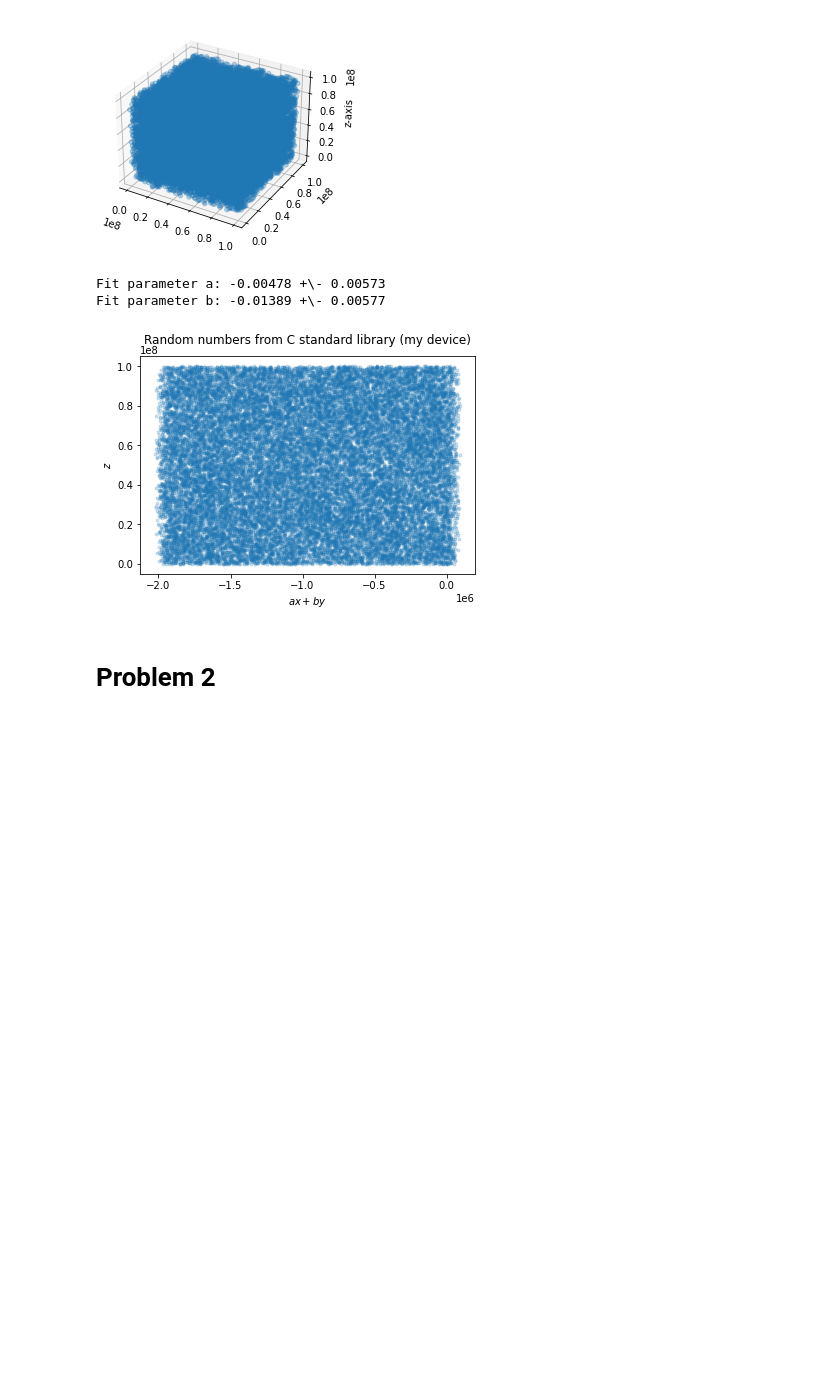
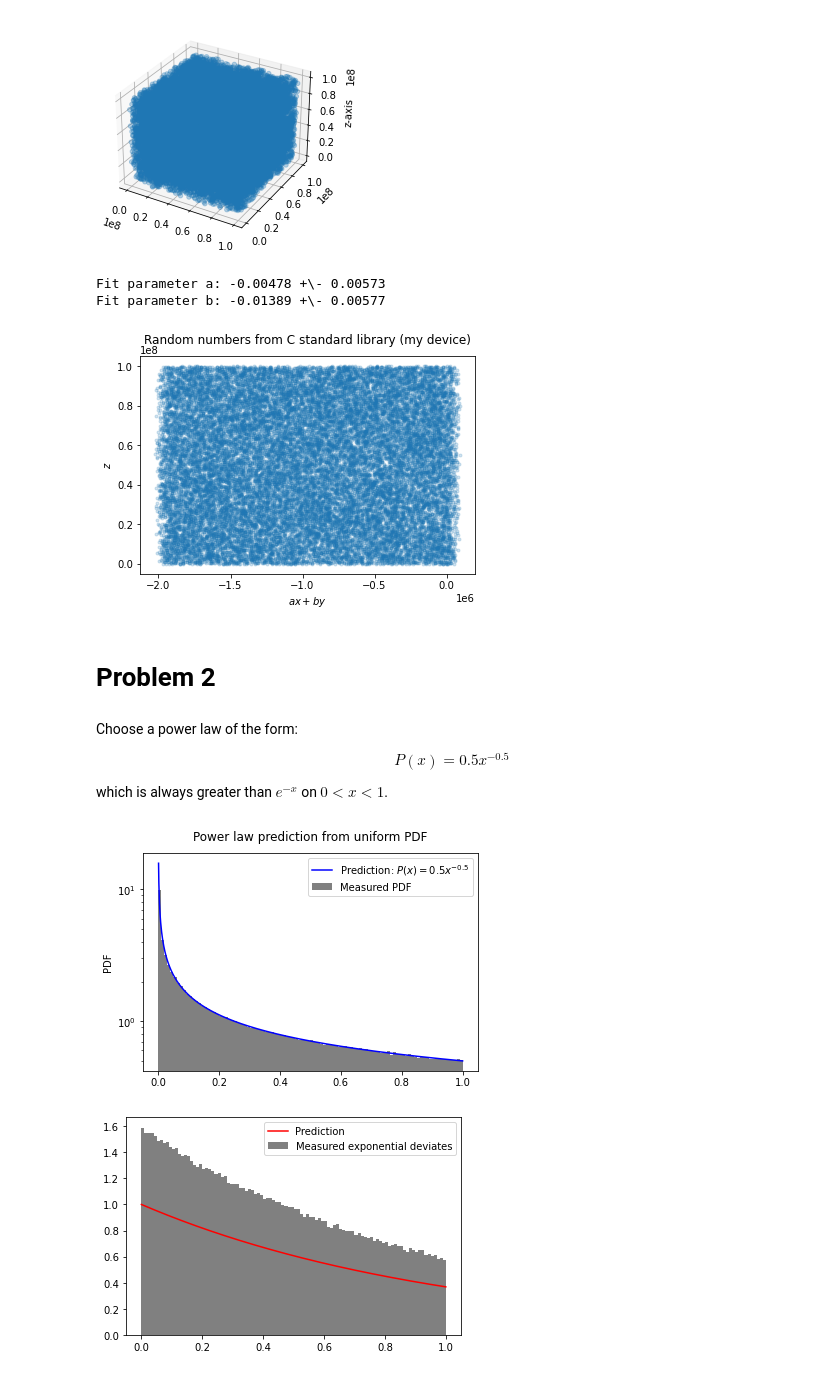
Before and after one commit to baron-de-montblanc/PHYS_512, a Jupyter notebook: problem_sets/ps7/problem_set_7.ipynb, the cells around one changed output. Drawn from its saved outputs; the diff is of its cells as text; code cells hidden in the pictures; blank space fills up the shorter version.

```diff
--- a/problem_sets/ps7/problem_set_7.ipynb
+++ b/problem_sets/ps7/problem_set_7.ipynb
@@ -198,3 +198,82 @@ Fit parameter b: -0.01389 +\- 0.00577
 [figure]
 # %% [markdown]
 # Problem 2
+# %% [markdown]
+Choose a power law of the form:
+
+\begin{equation}
+P(x) = 0.5x^{-0.5}
+\end{equation}
+
+which is always greater than $e^{-x}$ on $0 < x < 1$.
+# %%
+# -------------- Set up a power-law PRNG ----------------------------------
+
+def pure_power(x):
+    ''' Pure power law PDF '''
+    return 0.5*x**(-0.5)
+
+def get_power(x):
+    ''' Get power law from uniform PDF '''
+    return x**2  # Inverted CDF
+
+# ------------ Test to make sure it works ---------------------------------
+
+num = 1000000
+
+x = np.random.uniform(size=num)
+power = get_power(x)
+plt.hist(power, density=True, bins=100, color='grey', label="Measured PDF")
+
+x = np.linspace(0,1,1000)
+
+plt.plot(x, pure_power(x), color='blue',label=r"Prediction: $P(x)=0.5x^{-0.5}$")
+plt.yscale("log")
+plt.ylabel("PDF")
+plt.title("Power law prediction from uniform PDF",y=1.03)
+plt.legend()
+
+#plt.savefig("pwrlw.png",dpi=500,bbox_inches='tight')
+
+plt.show()
+
+# ------------------------- Use rejection method --------------------------------
+
+accepted = []  # List of accepted x-values
+
+for i in tqdm(range(num)):
+
+    # Pick a uniform deviate between 0 and 1
+
+    rv1 = np.random.uniform()
+
+    # Use it to get a corresponding x distributed according to bounding curve
+
+    corresponding_x = get_power(rv1)
+
+    # Get corresponding y-value (f(x))
+
+    fx = pure_power(corresponding_x)
+
+    rv2 = np.random.uniform(0, fx)
+
+    # Accept or reject according to whether it it respectively less than or greater than P(x)
+
+    if rv2 < np.exp(-corresponding_x):
+        accepted.append(corresponding_x)
+
+accepted = np.asarray(accepted)
+
+# ----------------------- Plot it! -------------------------------------------------
+
+plt.hist(accepted, bins=100, density=True, color='grey', label="Measured exponential deviates")
+plt.plot(x, np.exp(-x), color='red', label="Prediction")
+
+#plt.xlim(0,1)
+
+plt.legend()
+
+plt.show()
+# %% [output]
+[figure, added]
+[figure, added]
```
